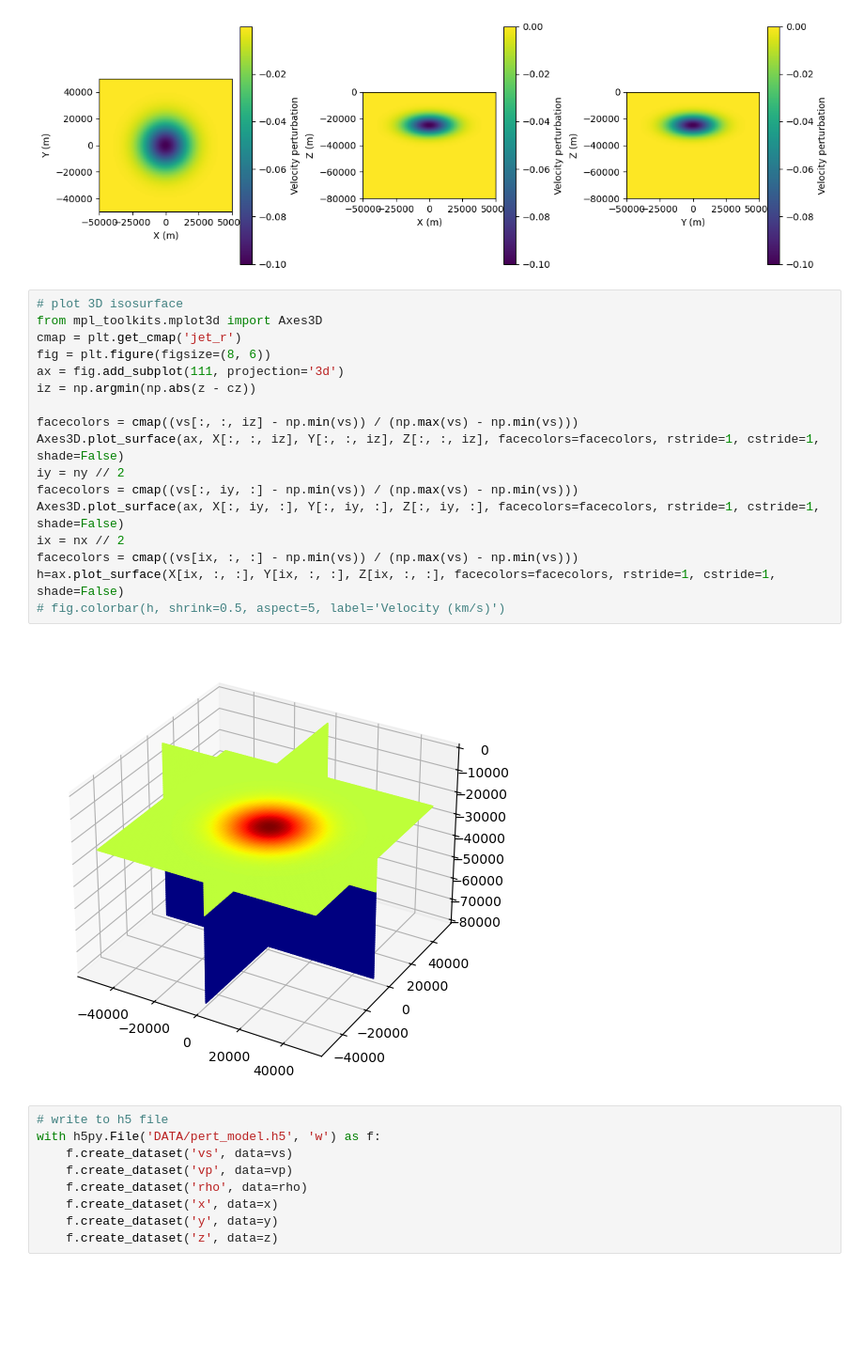
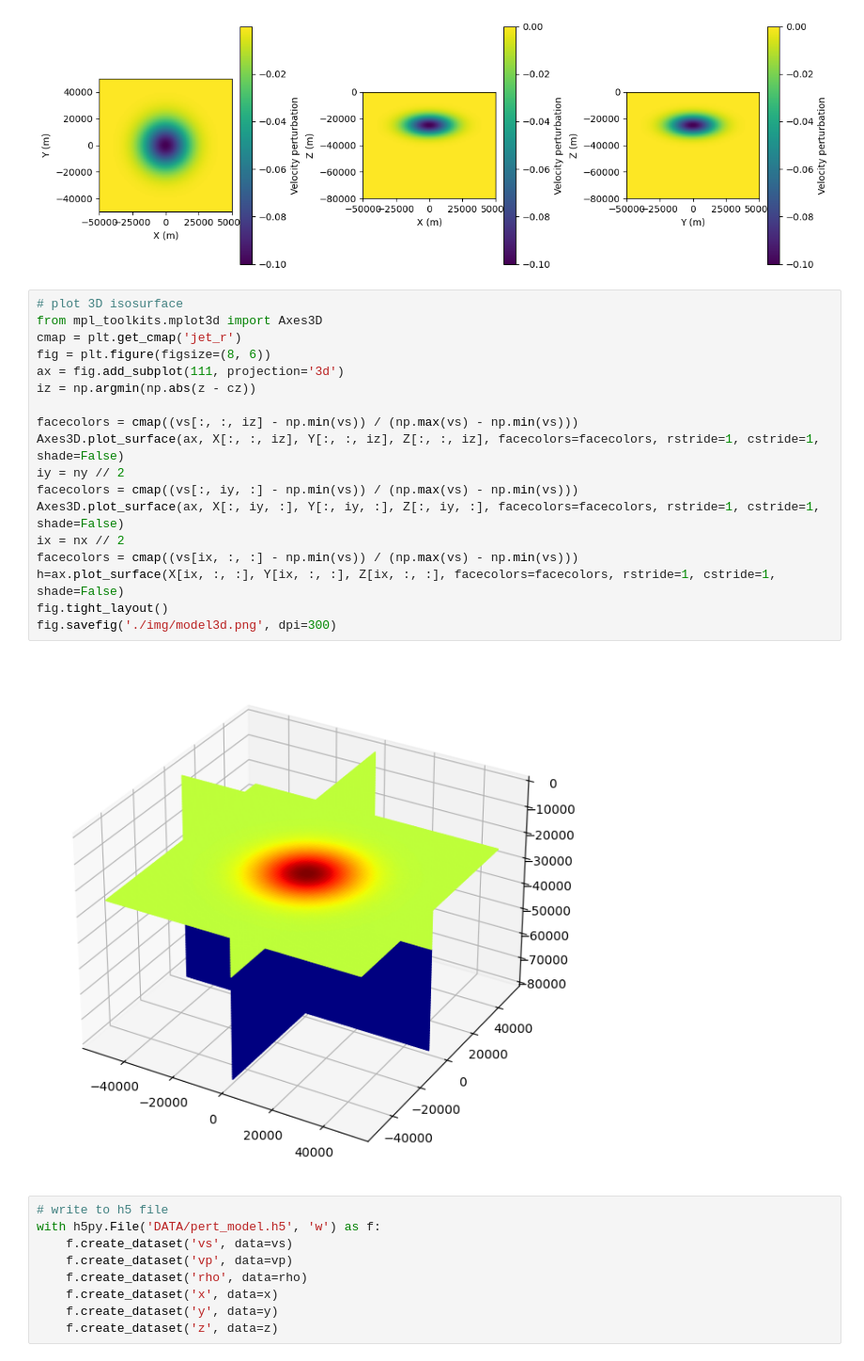
Before and after one commit to xumi1993/small_example_fk_crustal_lvz, a Jupyter notebook: 01_create_grid_model.ipynb, the cells around one changed output. Shown at 94% size. Saved outputs shown, nothing was run; the diff lists cells and outputs as text; blank space fills up the shorter version.

```diff
--- a/01_create_grid_model.ipynb
+++ b/01_create_grid_model.ipynb
@@ -61,22 +61,23 @@ plt.tight_layout()
 # %%
 # plot 3D isosurface
 from mpl_toolkits.mplot3d import Axes3D
 cmap = plt.get_cmap('jet_r')
 fig = plt.figure(figsize=(8, 6))
 ax = fig.add_subplot(111, projection='3d')
 iz = np.argmin(np.abs(z - cz))
 
 facecolors = cmap((vs[:, :, iz] - np.min(vs)) / (np.max(vs) - np.min(vs)))
 Axes3D.plot_surface(ax, X[:, :, iz], Y[:, :, iz], Z[:, :, iz], facecolors=facecolors, rstride=1, cstride=1, shade=False)
 iy = ny // 2
 facecolors = cmap((vs[:, iy, :] - np.min(vs)) / (np.max(vs) - np.min(vs)))
 Axes3D.plot_surface(ax, X[:, iy, :], Y[:, iy, :], Z[:, iy, :], facecolors=facecolors, rstride=1, cstride=1, shade=False)
 ix = nx // 2
 facecolors = cmap((vs[ix, :, :] - np.min(vs)) / (np.max(vs) - np.min(vs)))
 h=ax.plot_surface(X[ix, :, :], Y[ix, :, :], Z[ix, :, :], facecolors=facecolors, rstride=1, cstride=1, shade=False)
-# fig.colorbar(h, shrink=0.5, aspect=5, label='Velocity (km/s)')
+fig.tight_layout()
+fig.savefig('./img/model3d.png', dpi=300)
 # %% [output]
-[figure, old version]
+[figure, new version]
 # %%
 # write to h5 file
 with h5py.File('DATA/pert_model.h5', 'w') as f:
```
Also changed, not shown: 5 other files.
